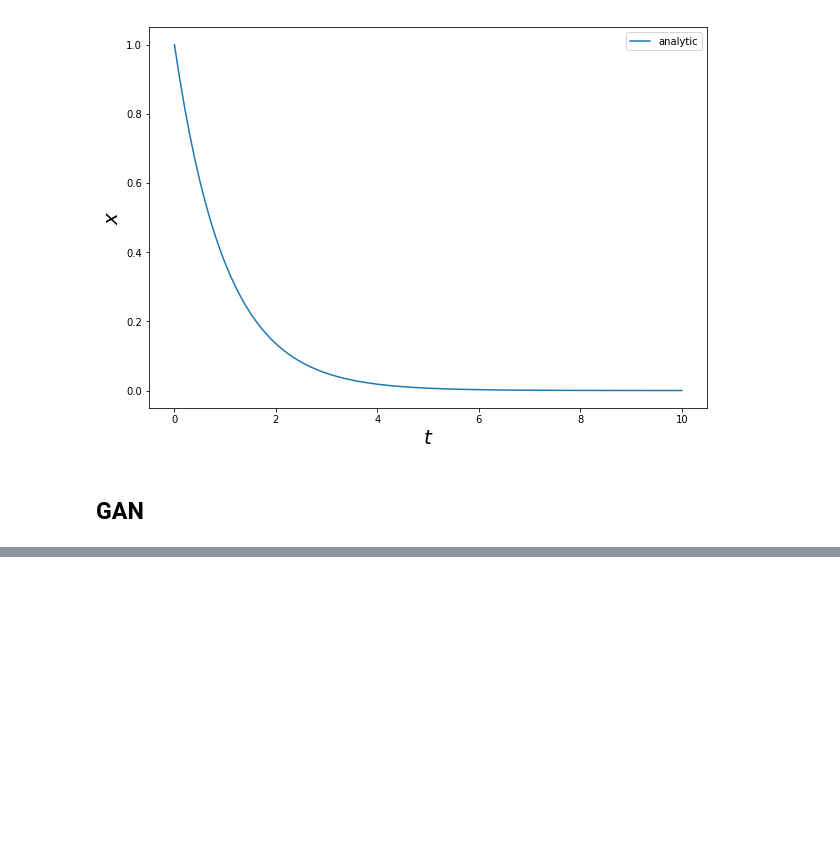
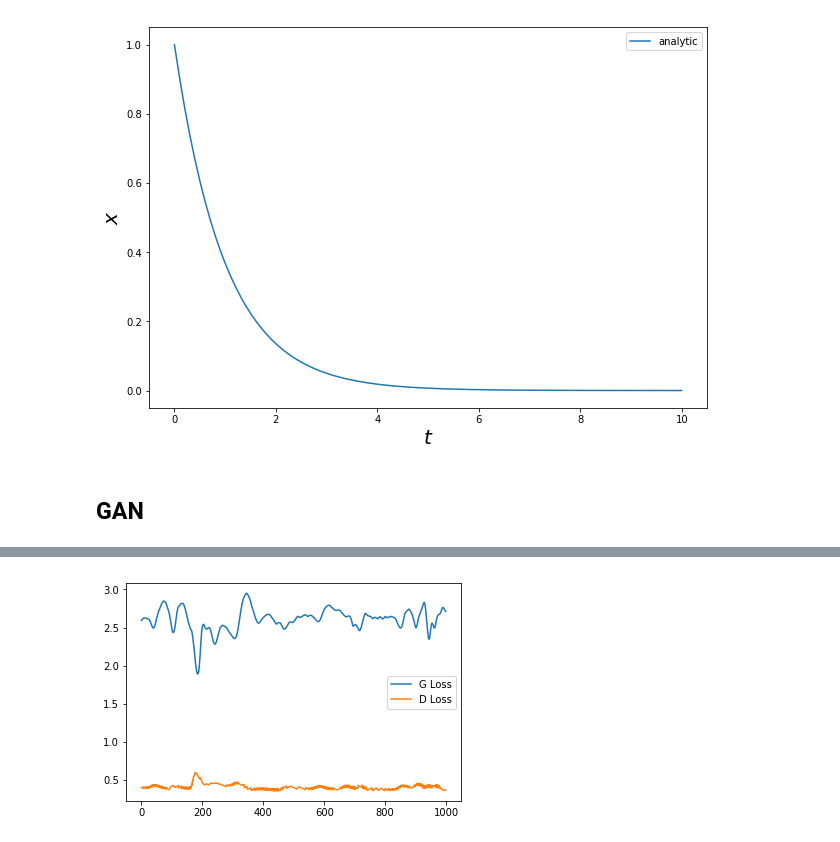
Before and after one commit to dylanrandle/denn, a Jupyter notebook: GAN.ipynb, the cells around one changed output, grey strips where cells are left out. Cells and saved outputs as stored; diff of their text form; code cells hidden in the pictures; blank space fills up the shorter version.

```diff
--- a/GAN.ipynb
+++ b/GAN.ipynb
@@ -60,7 +60,7 @@ class Discriminator(nn.Module):
             nn.Linear(n_hidden, n_hidden),
             nn.Tanh(),
             nn.Linear(n_hidden, 1),
-            nn.Tanh() # classification
+            nn.Sigmoid() # classification
         )
 
     def forward(self, x):
@@ -153,0 +149,2 @@ for epoch in range(10000):
+# %%
+G,D,G_loss,D_loss,Dx_vals,DGz1_vals,DGz2_vals = train(G, D, t, optimizerG, optimizerD, criterion, 1000)
@@ -153,0 +169,7 @@ for epoch in range(10000):
+# %%
+epochs=np.arange(len(G_loss))
+plt.plot(epochs, G_loss, label='G Loss')
+plt.plot(epochs, D_loss, label='D Loss')
+plt.legend();
+# %% [output]
+[figure, added]
```
Also changed, not shown: parts of 2 cells of this notebook.
